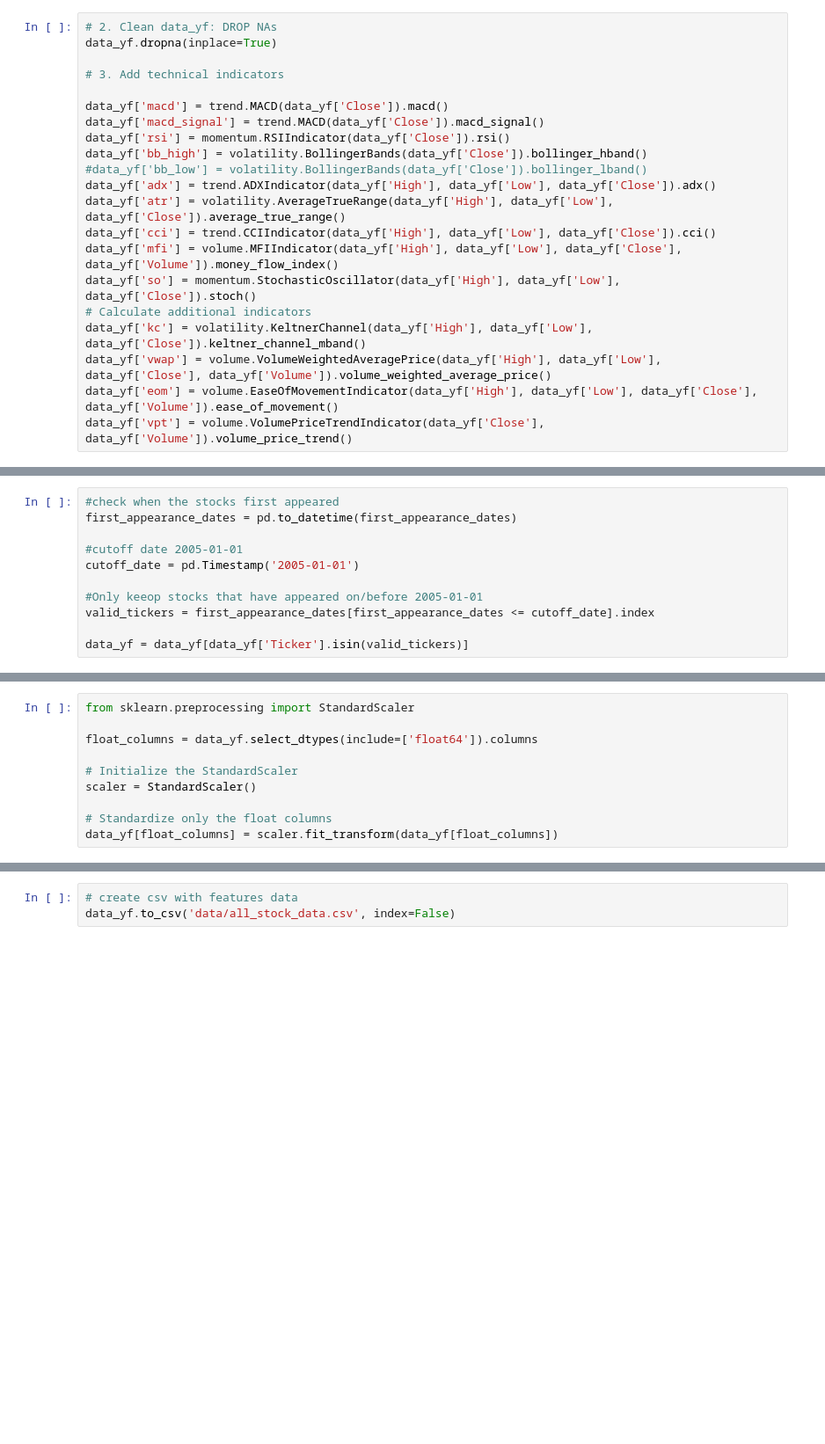
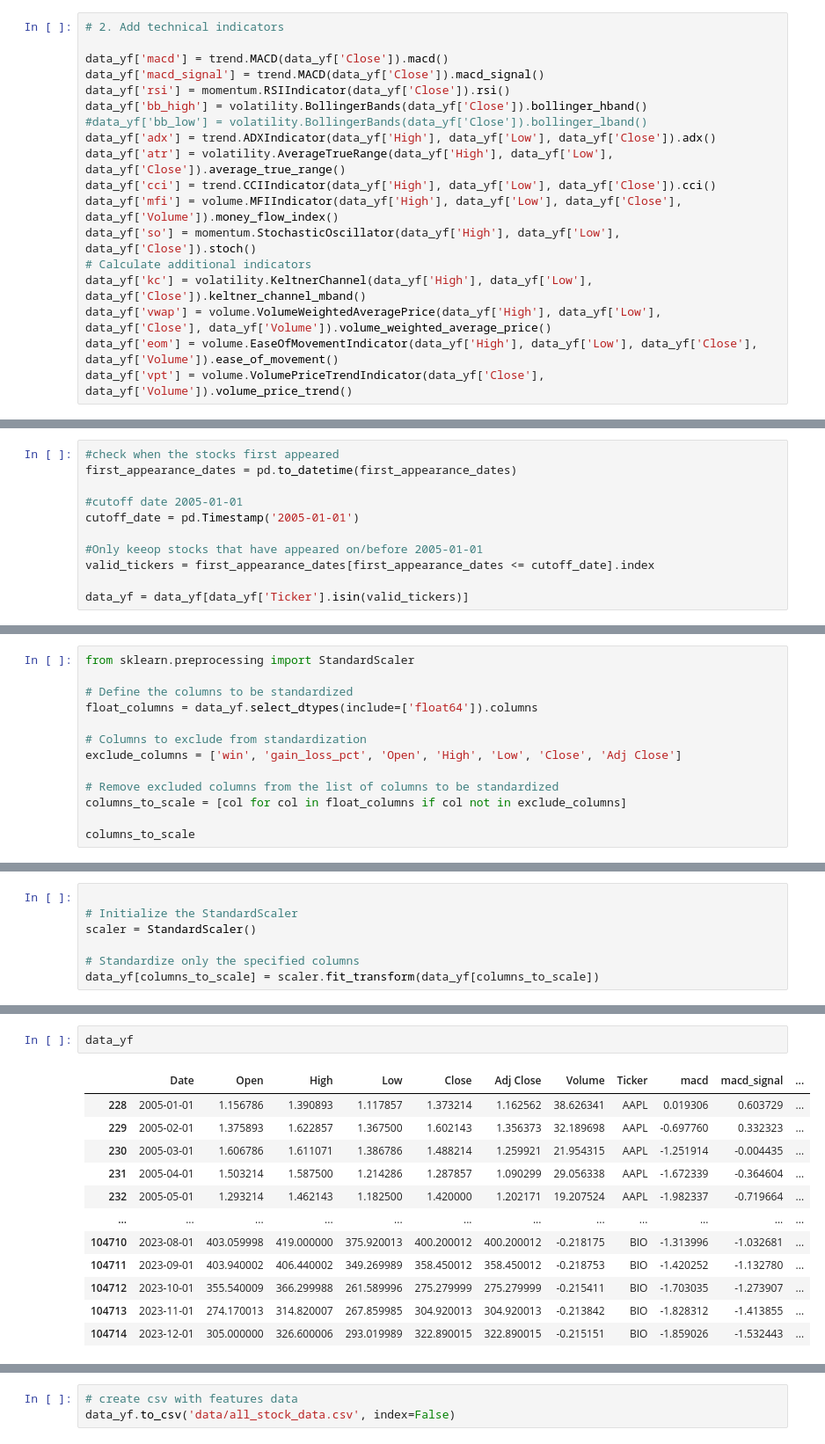
Before and after one commit to luitelshreejal/investment_allocation, a Jupyter notebook: data.ipynb, the cells around one changed output, grey strips where cells are left out. Shown at 88% size. Drawn from its saved outputs; the diff is of its cells as text; blank space fills up the shorter version.

Commit message:
monthly data

```diff
--- a/data.ipynb
+++ b/data.ipynb
@@ -151,8 +137,5 @@ data_yf
 # %%
-# 2. Clean data_yf: DROP NAs
-data_yf.dropna(inplace=True)
-
-# 3. Add technical indicators
+# 2. Add technical indicators
 
 data_yf['macd'] = trend.MACD(data_yf['Close']).macd()
 data_yf['macd_signal'] = trend.MACD(data_yf['Close']).macd_signal()
@@ -233 +207,14 @@ data_yf = data_yf[data_yf['Ticker'].isin(valid_tickers)]
 data_yf.to_csv('data/raw_data_yf.csv', index=False)
+# %%
+from sklearn.preprocessing import StandardScaler
+
+# Define the columns to be standardized
+float_columns = data_yf.select_dtypes(include=['float64']).columns
+
+# Columns to exclude from standardization
+exclude_columns = ['win', 'gain_loss_pct', 'Open', 'High', 'Low', 'Close', 'Adj Close']
+
+# Remove excluded columns from the list of columns to be standardized
+columns_to_scale = [col for col in float_columns if col not in exclude_columns]
+
+columns_to_scale
@@ -234,13 +239,10 @@ data_yf.to_csv('data/raw_data_yf.csv', index=False)
 # %%
-from sklearn.preprocessing import StandardScaler
-
-float_columns = data_yf.select_dtypes(include=['float64']).columns
 
 # Initialize the StandardScaler
 scaler = StandardScaler()
 
-# Standardize only the float columns
-data_yf[float_columns] = scaler.fit_transform(data_yf[float_columns])
+# Standardize only the specified columns
+data_yf[columns_to_scale] = scaler.fit_transform(data_yf[columns_to_scale])
 # %% [output]
 A value is trying to be set on a copy of a slice from a DataFrame.
 Try using .loc[row_indexer,col_indexer] = value instead
@@ -249,0 +252,15 @@ See the caveats in the documentation: https://pandas.pydata.org/pandas-docs/stab
+# %%
+data_yf
+# %% [output]
+|  | Date | Open | High | Low | Close | Adj Close | Volume | Ticker | macd | macd_signal | ... |
+| 228 | 2005-01-01 | 1.156786 | 1.390893 | 1.117857 | 1.373214 | 1.162562 | 38.626341 | AAPL | 0.019306 | 0.603729 | ... |
+| 229 | 2005-02-01 | 1.375893 | 1.622857 | 1.367500 | 1.602143 | 1.356373 | 32.189698 | AAPL | -0.697760 | 0.332323 | ... |
+| 230 | 2005-03-01 | 1.606786 | 1.611071 | 1.386786 | 1.488214 | 1.259921 | 21.954315 | AAPL | -1.251914 | -0.004435 | ... |
+| 231 | 2005-04-01 | 1.503214 | 1.587500 | 1.214286 | 1.287857 | 1.090299 | 29.056338 | AAPL | -1.672339 | -0.364604 | ... |
+| 232 | 2005-05-01 | 1.293214 | 1.462143 | 1.182500 | 1.420000 | 1.202171 | 19.207524 | AAPL | -1.982337 | -0.719664 | ... |
+| ... | ... | ... | ... | ... | ... | ... | ... | ... | ... | ... | ... |
+| 104710 | 2023-08-01 | 403.059998 | 419.000000 | 375.920013 | 400.200012 | 400.200012 | -0.218175 | BIO | -1.313996 | -1.032681 | ... |
+| 104711 | 2023-09-01 | 403.940002 | 406.440002 | 349.269989 | 358.450012 | 358.450012 | -0.218753 | BIO | -1.420252 | -1.132780 | ... |
+| 104712 | 2023-10-01 | 355.540009 | 366.299988 | 261.589996 | 275.279999 | 275.279999 | -0.215411 | BIO | -1.703035 | -1.273907 | ... |
+| 104713 | 2023-11-01 | 274.170013 | 314.820007 | 267.859985 | 304.920013 | 304.920013 | -0.213842 | BIO | -1.828312 | -1.413855 | ... |
+| 104714 | 2023-12-01 | 305.000000 | 326.600006 | 293.019989 | 322.890015 | 322.890015 | -0.215151 | BIO | -1.859026 | -1.532443 | ... |
```
Also changed, not shown: parts of 13 cells of this notebook.
